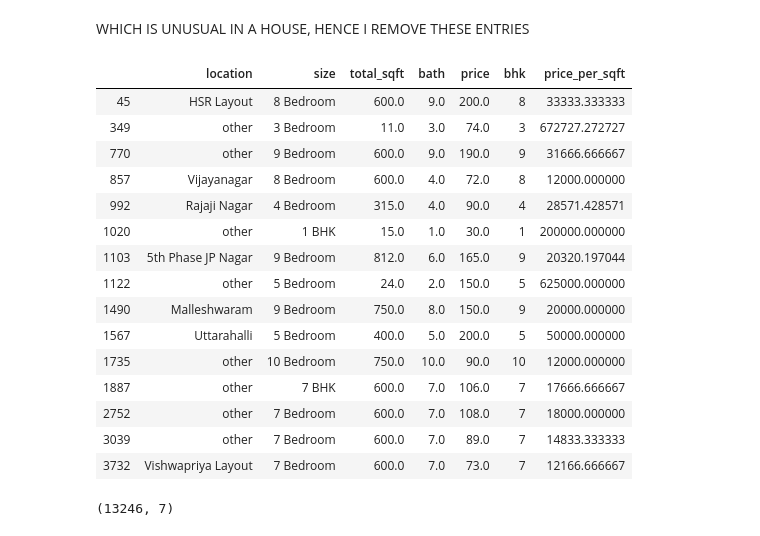
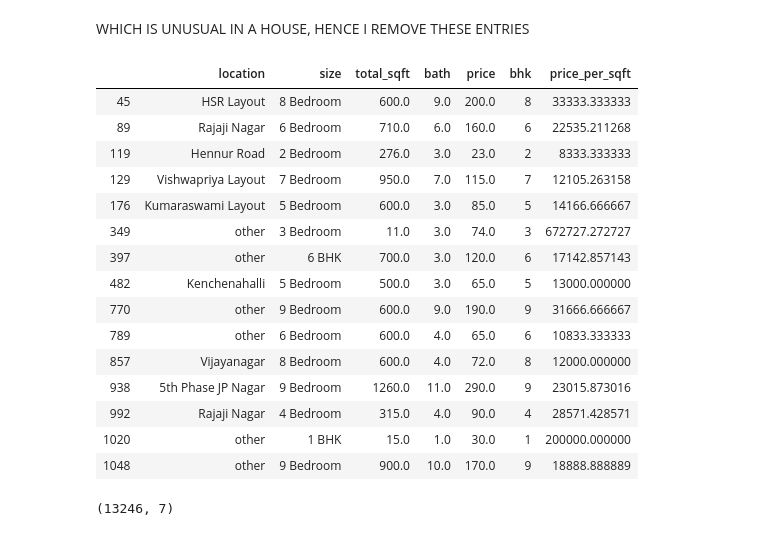
Before and after one commit to arnav77/Plot_price, a Jupyter notebook: Github/Plot_price/plot_price.ipynb, the cells around one changed output. Drawn from its saved outputs; the diff is of its cells as text; code cells hidden in the pictures.

```diff
--- a/Github/Plot_price/plot_price.ipynb
+++ b/Github/Plot_price/plot_price.ipynb
@@ -389,24 +389,24 @@ OUTLIERS ARE : DATAFIELDS WITH (TOTAL_SQFT/BHK)<300
 # %% [markdown]
 WHICH IS UNUSUAL IN A HOUSE, HENCE I REMOVE THESE ENTRIES
 # %%
-df4[df4.total_sqft/df4.bhk<100].head(15)
+df4[df4.total_sqft/df4.bhk<150].head(15)
 # %% [output]
 |  | location | size | total_sqft | bath | price | bhk | price_per_sqft |
 | 45 | HSR Layout | 8 Bedroom | 600.0 | 9.0 | 200.0 | 8 | 33333.333333 |
+| 89 | Rajaji Nagar | 6 Bedroom | 710.0 | 6.0 | 160.0 | 6 | 22535.211268 |
+| 119 | Hennur Road | 2 Bedroom | 276.0 | 3.0 | 23.0 | 2 | 8333.333333 |
+| 129 | Vishwapriya Layout | 7 Bedroom | 950.0 | 7.0 | 115.0 | 7 | 12105.263158 |
+| 176 | Kumaraswami Layout | 5 Bedroom | 600.0 | 3.0 | 85.0 | 5 | 14166.666667 |
 | 349 | other | 3 Bedroom | 11.0 | 3.0 | 74.0 | 3 | 672727.272727 |
+| 397 | other | 6 BHK | 700.0 | 3.0 | 120.0 | 6 | 17142.857143 |
+| 482 | Kenchenahalli | 5 Bedroom | 500.0 | 3.0 | 65.0 | 5 | 13000.000000 |
 | 770 | other | 9 Bedroom | 600.0 | 9.0 | 190.0 | 9 | 31666.666667 |
+| 789 | other | 6 Bedroom | 600.0 | 4.0 | 65.0 | 6 | 10833.333333 |
 | 857 | Vijayanagar | 8 Bedroom | 600.0 | 4.0 | 72.0 | 8 | 12000.000000 |
+| 938 | 5th Phase JP Nagar | 9 Bedroom | 1260.0 | 11.0 | 290.0 | 9 | 23015.873016 |
 | 992 | Rajaji Nagar | 4 Bedroom | 315.0 | 4.0 | 90.0 | 4 | 28571.428571 |
 | 1020 | other | 1 BHK | 15.0 | 1.0 | 30.0 | 1 | 200000.000000 |
-| 1103 | 5th Phase JP Nagar | 9 Bedroom | 812.0 | 6.0 | 165.0 | 9 | 20320.197044 |
-| 1122 | other | 5 Bedroom | 24.0 | 2.0 | 150.0 | 5 | 625000.000000 |
-| 1490 | Malleshwaram | 9 Bedroom | 750.0 | 8.0 | 150.0 | 9 | 20000.000000 |
-| 1567 | Uttarahalli | 5 Bedroom | 400.0 | 5.0 | 200.0 | 5 | 50000.000000 |
-| 1735 | other | 10 Bedroom | 750.0 | 10.0 | 90.0 | 10 | 12000.000000 |
-| 1887 | other | 7 BHK | 600.0 | 7.0 | 106.0 | 7 | 17666.666667 |
-| 2752 | other | 7 Bedroom | 600.0 | 7.0 | 108.0 | 7 | 18000.000000 |
-| 3039 | other | 7 Bedroom | 600.0 | 7.0 | 89.0 | 7 | 14833.333333 |
-| 3732 | Vishwapriya Layout | 7 Bedroom | 600.0 | 7.0 | 73.0 | 7 | 12166.666667 |
+| 1048 | other | 9 Bedroom | 900.0 | 10.0 | 170.0 | 9 | 18888.888889 |
 # %%
 df4.shape
 # %% [output]
```
Also changed, not shown: parts of 22 cells of this notebook, 1 other file.
